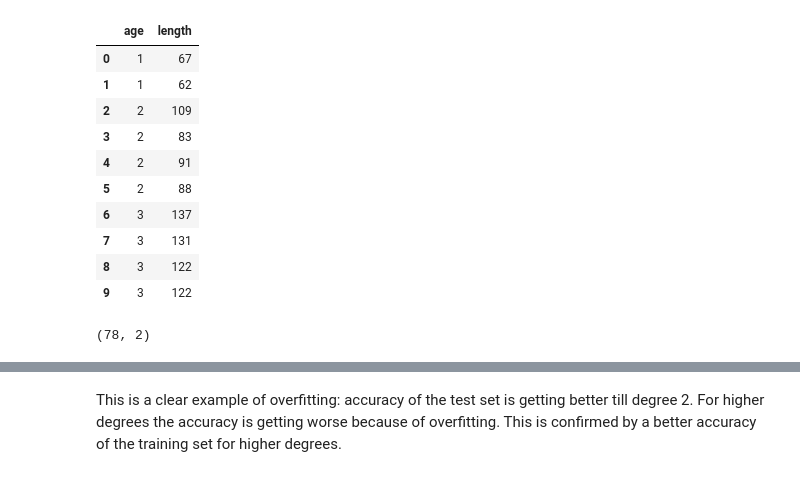
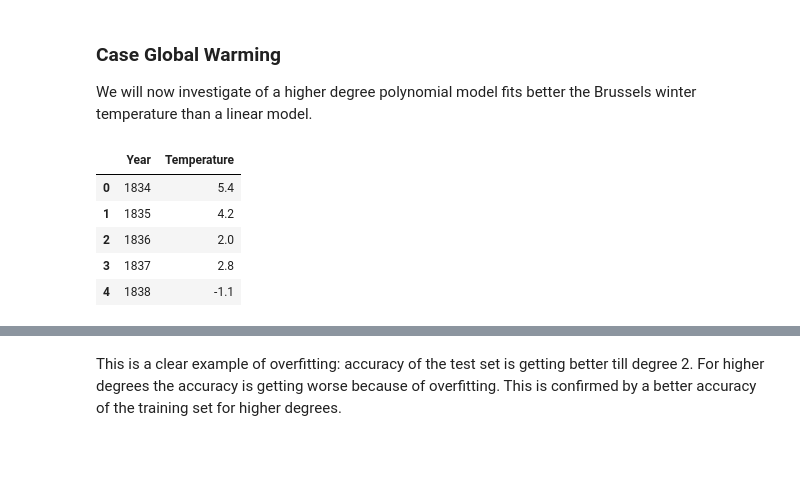
Before and after one commit to HOGENT-Databases/DB3-Workshops, a Jupyter notebook: notebooks/polynomial_regression.ipynb, the cells around one changed output, grey strips where cells are left out. Drawn from its saved outputs; the diff is of its cells as text; code cells hidden in the pictures.

```diff
--- a/notebooks/polynomial_regression.ipynb
+++ b/notebooks/polynomial_regression.ipynb
@@ -33,25 +26,17 @@ The plot of the data suggests that there is positive trend in the data. That is,
+# %% [markdown]
+### Case Global Warming
+We will now investigate of a higher degree polynomial model fits better the Brussels winter temperature than a linear model.
 # %%
 import pandas as pd
 import numpy as np
 import matplotlib.pyplot as plt
-# Read the file bluegills.txt. The seperator is tab
-url = 'https://raw.githubusercontent.com/HOGENT-Databases/DB3-Workshops/master/data/bluegills.txt'
-fish = pd.read_csv(url, sep='\t')
-fish.head(10)
+url = 'https://raw.githubusercontent.com/HOGENT-Databases/DB3-Workshops/master/data/wintertempbrussels.xlsx'
+brussels = pd.read_excel(url)
+brussels.head()
 # %% [output]
-|  | age | length |
-| 0 | 1 | 67 |
-| 1 | 1 | 62 |
-| 2 | 2 | 109 |
-| 3 | 2 | 83 |
-| 4 | 2 | 91 |
-| 5 | 2 | 88 |
-| 6 | 3 | 137 |
-| 7 | 3 | 131 |
-| 8 | 3 | 122 |
-| 9 | 3 | 122 |
+|  | Year | Temperature |
+| 0 | 1834 | 5.4 |
+| 1 | 1835 | 4.2 |
+| 2 | 1836 | 2.0 |
+| 3 | 1837 | 2.8 |
+| 4 | 1838 | -1.1 |
-# %%
-# Give the dimensions of the dataset
-fish.shape
-# %% [output]
-(78, 2)
```
Also changed, not shown: parts of 12 cells of this notebook.
